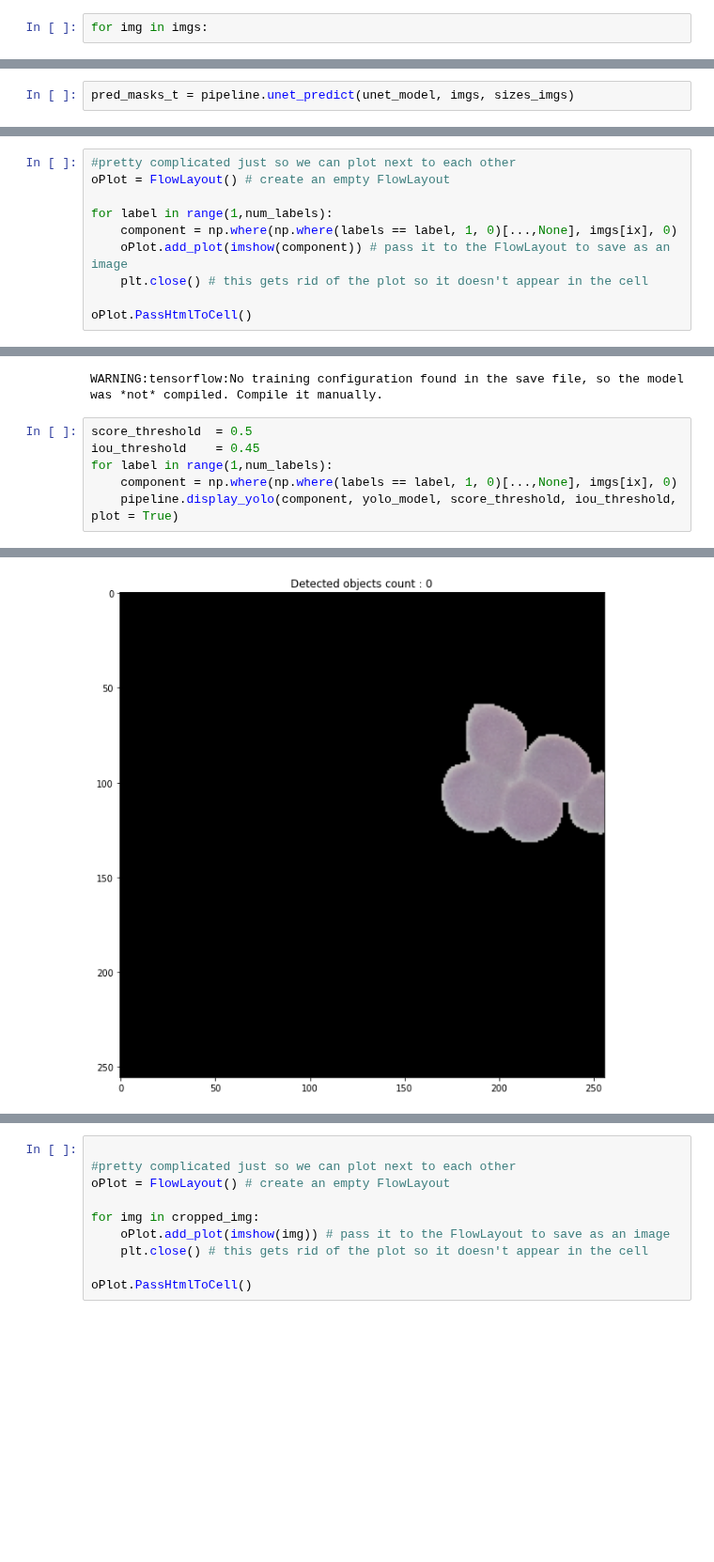
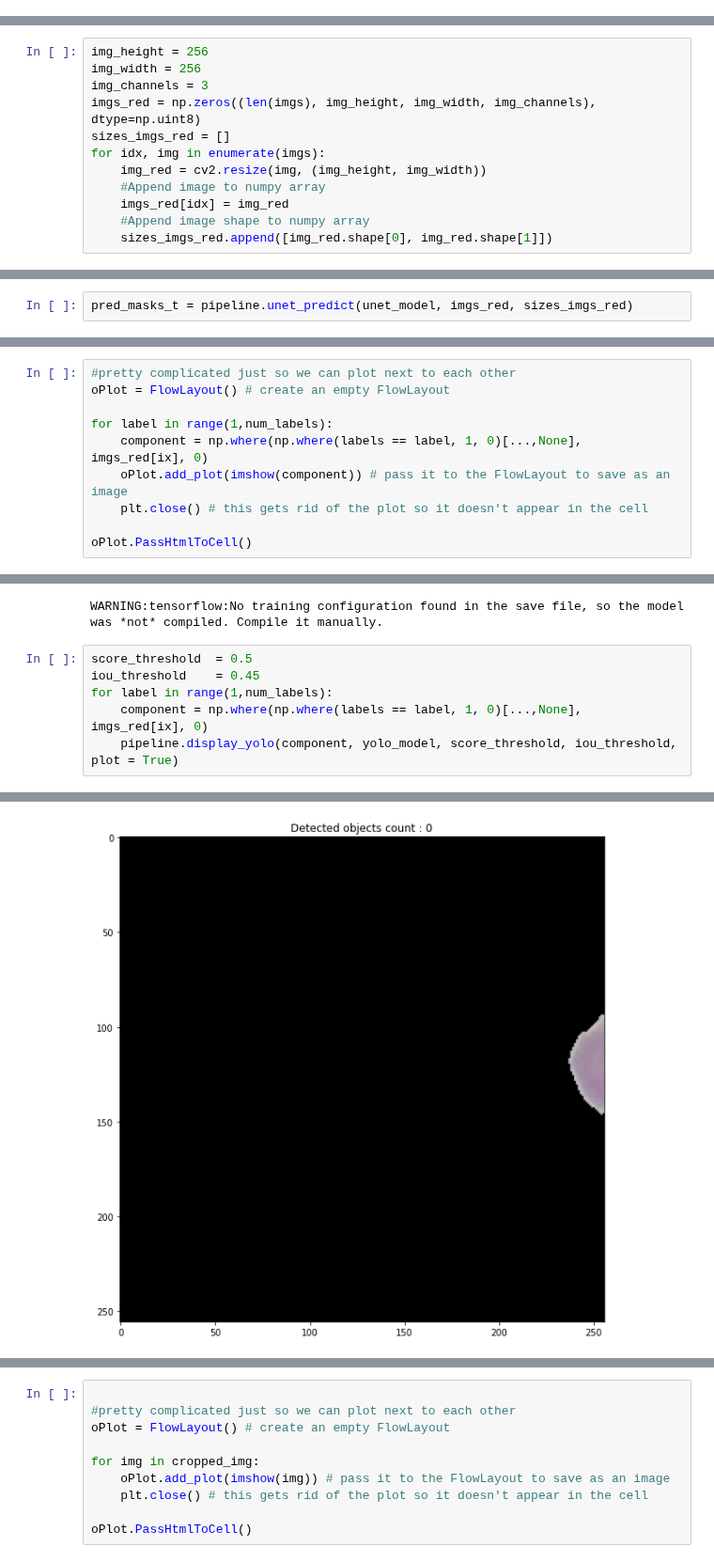
Before and after one commit to danielbarco/malatec, a Jupyter notebook: Notebooks/testing_pipeline.ipynb, the cells around one changed output, grey strips where cells are left out. Shown at 94% size. Drawn from its saved outputs; the diff is of its cells as text; blank space fills up the shorter version.

```diff
--- a/Notebooks/testing_pipeline.ipynb
+++ b/Notebooks/testing_pipeline.ipynb
@@ -116,2 +121,0 @@ imgs, sizes_imgs  = pipeline.get_imgs(path)
-# %%
-for img in imgs:
@@ -117,0 +126,12 @@ for img in imgs:
+# %%
+img_height = 256
+img_width = 256
+img_channels = 3
+imgs_red = np.zeros((len(imgs), img_height, img_width, img_channels), dtype=np.uint8)
+sizes_imgs_red = []
+for idx, img in enumerate(imgs):
+    img_red = cv2.resize(img, (img_height, img_width))
+    #Append image to numpy array
+    imgs_red[idx] = img_red
+    #Append image shape to numpy array
+    sizes_imgs_red.append([img_red.shape[0], img_red.shape[1]])
@@ -118,3 +142,3 @@ for img in imgs:
 # %%
-pred_masks_t = pipeline.unet_predict(unet_model, imgs, sizes_imgs)
+pred_masks_t = pipeline.unet_predict(unet_model, imgs_red, sizes_imgs_red)
 # %% [output]
@@ -147,7 +171,7 @@ num_labels
 oPlot = FlowLayout() # create an empty FlowLayout
 
 for label in range(1,num_labels):
-    component = np.where(np.where(labels == label, 1, 0)[...,None], imgs[ix], 0)
+    component = np.where(np.where(labels == label, 1, 0)[...,None], imgs_red[ix], 0)
     oPlot.add_plot(imshow(component)) # pass it to the FlowLayout to save as an image
     plt.close() # this gets rid of the plot so it doesn't appear in the cell
 
@@ -162,7 +186,7 @@ WARNING:tensorflow:No training configuration found in the save file, so the mode
 score_threshold  = 0.5
 iou_threshold    = 0.45
 for label in range(1,num_labels):
-    component = np.where(np.where(labels == label, 1, 0)[...,None], imgs[ix], 0)
+    component = np.where(np.where(labels == label, 1, 0)[...,None], imgs_red[ix], 0)
     pipeline.display_yolo(component, yolo_model, score_threshold, iou_threshold, plot = True)
 # %% [output]
 <Figure size 144x144 with 0 Axes>
@@ -176,3 +200,3 @@ for label in range(1,num_labels):
 <Figure size 144x144 with 0 Axes>
-[figure, old version]
+[figure, new version]
 <Figure size 144x144 with 0 Axes>
```
Also changed, not shown: parts of 15 cells of this notebook, 1 other file.
